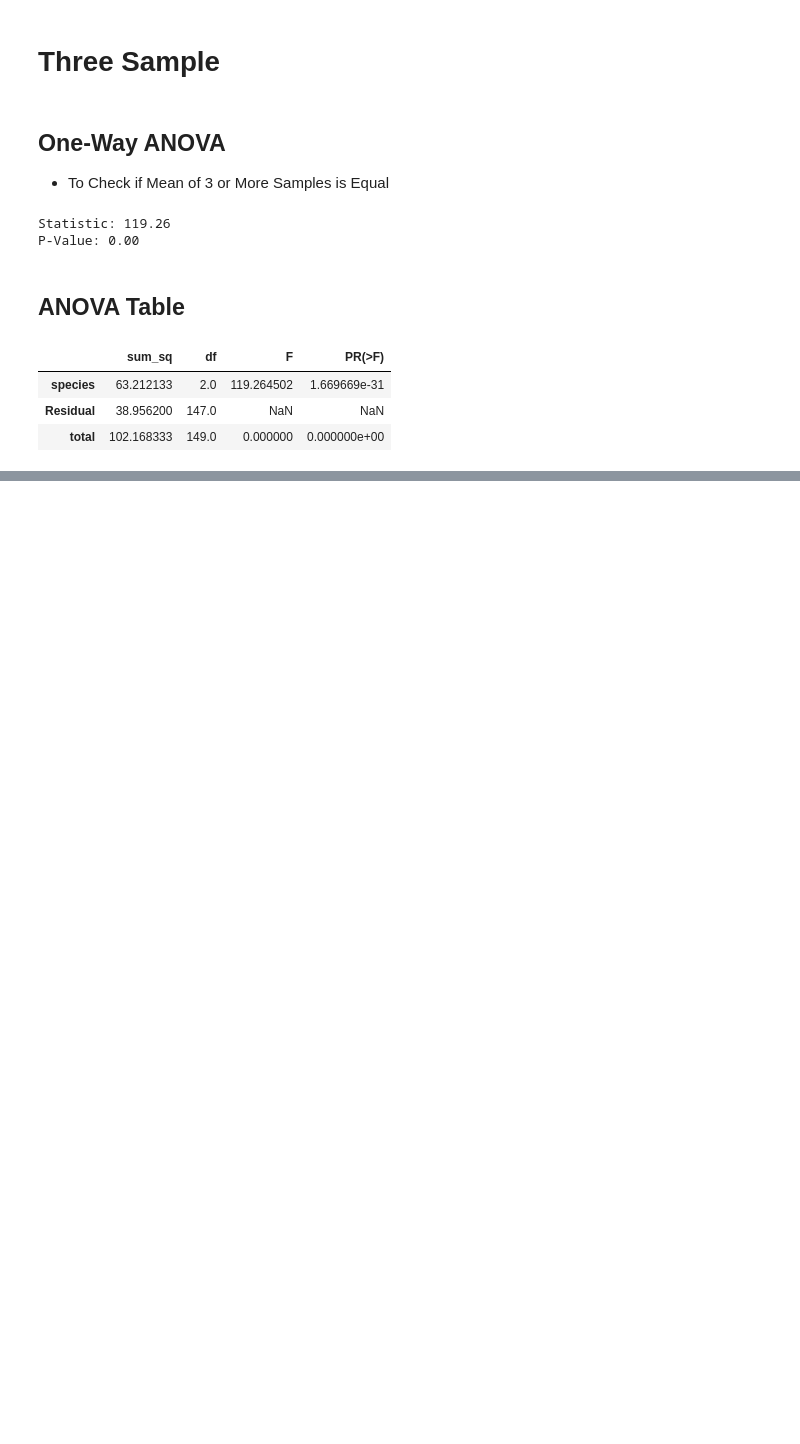
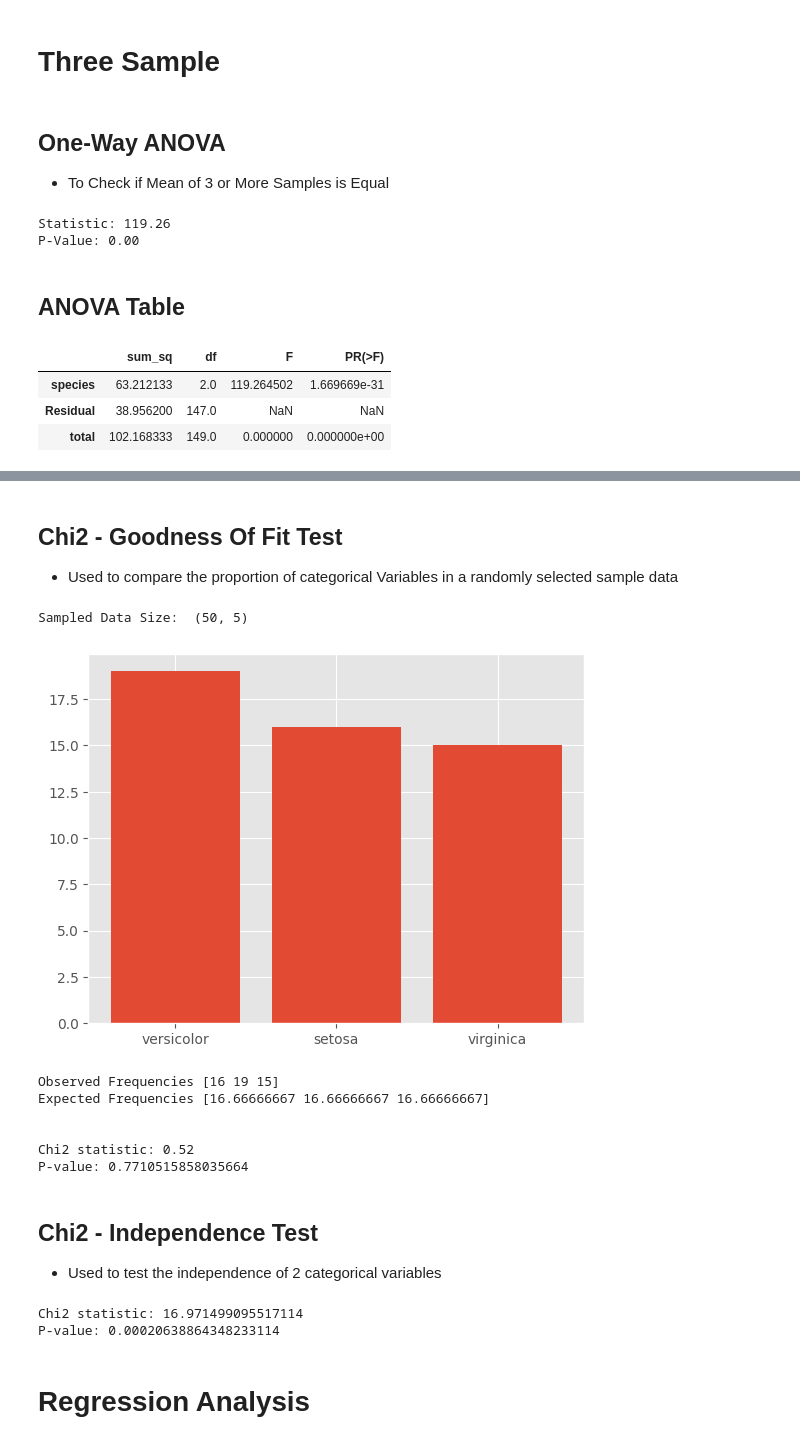
Before and after one commit to akshayyewle/Statistical-Analysis, a Jupyter notebook: 03 Statistical Tests With Python/Python Notebook.ipynb, the cells around one changed output, grey strips where cells are left out. Drawn from its saved outputs; the diff is of its cells as text; code cells hidden in the pictures; blank space fills up the shorter version.

```diff
--- a/03 Statistical Tests With Python/Python Notebook.ipynb
+++ b/03 Statistical Tests With Python/Python Notebook.ipynb
@@ -323,0 +526,52 @@ table
+# %% [markdown]
+## **Chi2 - Goodness Of Fit Test**
+
+* Used to compare the proportion of categorical Variables in a randomly selected sample data
+# %%
+iris_sampled = iris.sample(n=50)
+print('Sampled Data Size: ',iris_sampled.shape)
+
+plt.bar(iris_sampled['species'].value_counts().index,iris_sampled['species'].value_counts().values)
+plt.show()
+# %% [output]
+Sampled Data Size:  (50, 5)
+[figure, added]
+# %%
+# Compute the observed frequencies for each species in the sample
+observed_frequencies = np.array([np.count_nonzero(iris_sampled == species) for species in iris['species'].unique()])
+print('Observed Frequencies',observed_frequencies)
+
+# Compute the expected frequencies assuming equal proportions for each species
+expected_frequencies = np.array([len(iris_sampled) / len(iris['species'].unique())] * len(iris['species'].unique()))
+print('Expected Frequencies',expected_frequencies)
+
+# Perform the Chi2 goodness of fit test
+chi2_statistic, p_value = stats.chisquare(observed_frequencies, expected_frequencies)
+
+print('\n')
+print('Chi2 statistic:', chi2_statistic)
+print('P-value:', p_value)
+# %% [output]
+Observed Frequencies [16 19 15]
+Expected Frequencies [16.66666667 16.66666667 16.66666667]
+
+
+Chi2 statistic: 0.52
+P-value: 0.7710515858035664
+# %% [markdown]
+## **Chi2 - Independence Test**
+* Used to test the independence of 2 categorical variables
+# %%
+# Create a contingency table of the Sex and Passenger class variables
+contingency_table = pd.crosstab(titanic['sex'], titanic['class'])
+
+# Perform the Chi2 Independence test
+chi2_statistic, p_value, degrees_of_freedom, expected_frequencies = stats.chi2_contingency(contingency_table)
+
+print('Chi2 statistic:', chi2_statistic)
+print('P-value:', p_value)
+# %% [output]
+Chi2 statistic: 16.971499095517114
+P-value: 0.00020638864348233114
+# %% [markdown]
+# **Regression Analysis**
```
Also changed, not shown: parts of 29 cells of this notebook.
